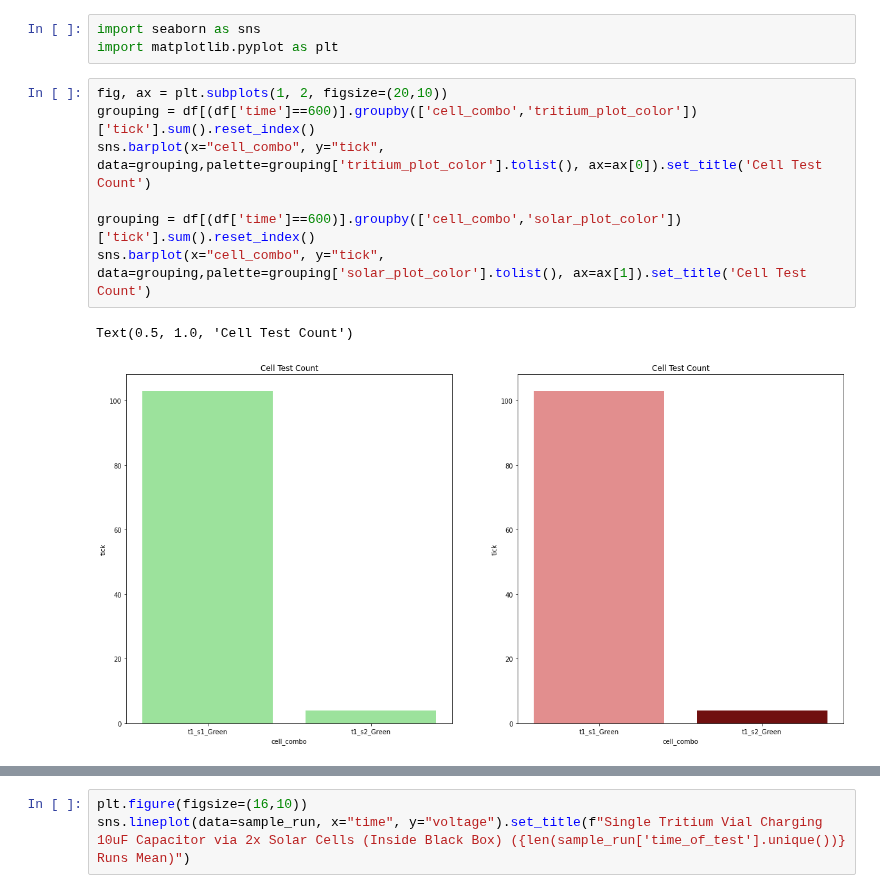
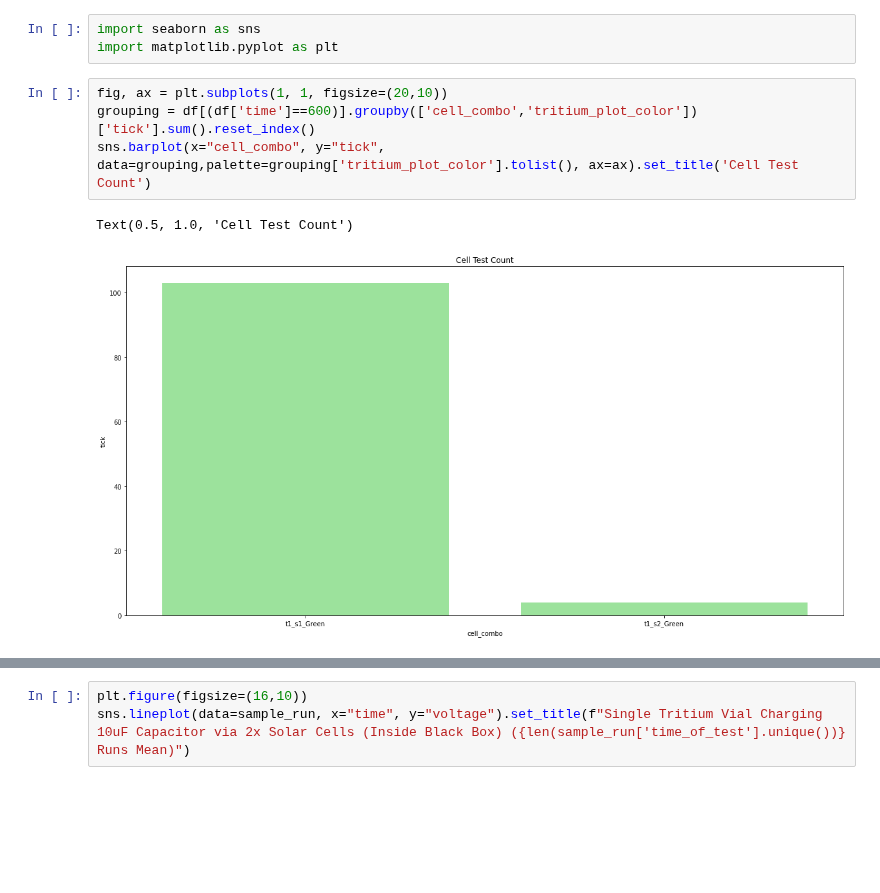
Before and after one commit to darkmatter2222/Nuclear-Battery, a Jupyter notebook: measurement_techniques/analiyze_measurements/single_cell_performance_testing.ipynb, the cells around one changed output, grey strips where cells are left out. Drawn from its saved outputs; the diff is of its cells as text; blank space fills up the shorter version.

```diff
--- a/measurement_techniques/analiyze_measurements/single_cell_performance_testing.ipynb
+++ b/measurement_techniques/analiyze_measurements/single_cell_performance_testing.ipynb
@@ -95,15 +95,12 @@ df
 import seaborn as sns
 import matplotlib.pyplot as plt
 # %%
-fig, ax = plt.subplots(1, 2, figsize=(20,10))
+fig, ax = plt.subplots(1, 1, figsize=(20,10))
 grouping = df[(df['time']==600)].groupby(['cell_combo','tritium_plot_color'])['tick'].sum().reset_index()
-sns.barplot(x="cell_combo", y="tick", data=grouping,palette=grouping['tritium_plot_color'].tolist(), ax=ax[0]).set_title('Cell Test Count')
-
-grouping = df[(df['time']==600)].groupby(['cell_combo','solar_plot_color'])['tick'].sum().reset_index()
-sns.barplot(x="cell_combo", y="tick", data=grouping,palette=grouping['solar_plot_color'].tolist(), ax=ax[1]).set_title('Cell Test Count')
+sns.barplot(x="cell_combo", y="tick", data=grouping,palette=grouping['tritium_plot_color'].tolist(), ax=ax).set_title('Cell Test Count')
 # %% [output]
 Text(0.5, 1.0, 'Cell Test Count')
-[figure, old version]
+[figure, new version]
 # %%
 def get_sample_count(df, max=100):
   if len(df.index) >= max:
```
Also changed, not shown: parts of 3 cells of this notebook.
